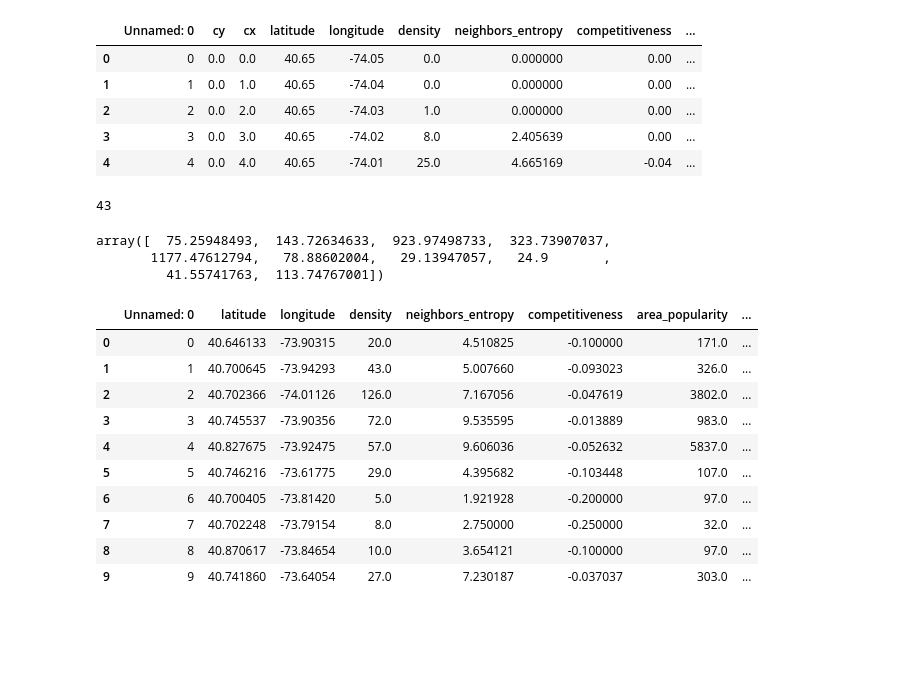
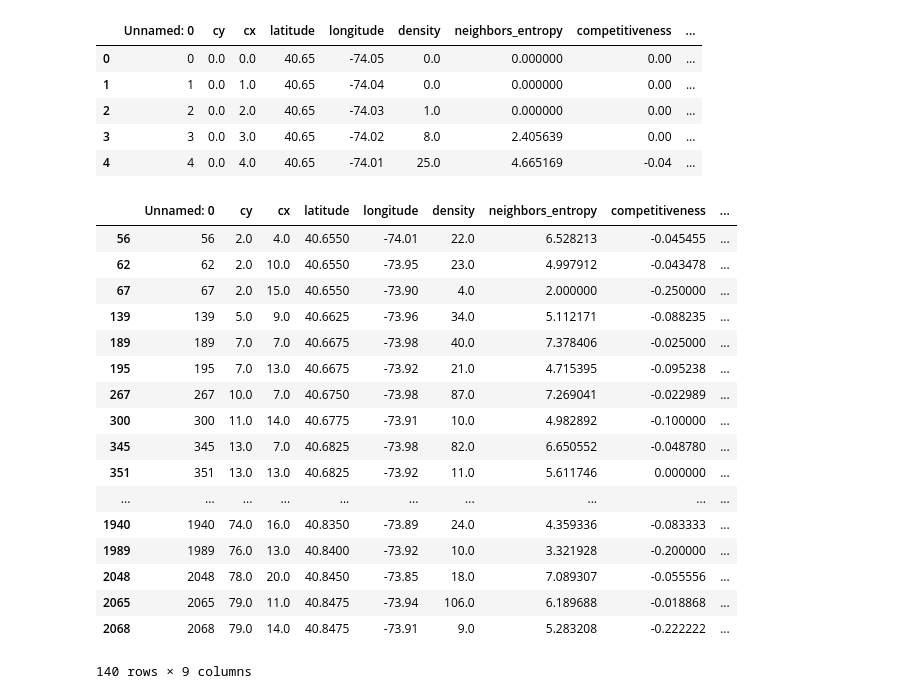
Before and after one commit to peikovakate/ucu_uds_proj, a Jupyter notebook: data_processing.ipynb, the cells around one changed output. Drawn from its saved outputs; the diff is of its cells as text; code cells hidden in the pictures; blank space fills up the shorter version.

```diff
--- a/data_processing.ipynb
+++ b/data_processing.ipynb
@@ -219,7 +230,3 @@ data.head()
 | 2 | 2 | 0.0 | 2.0 | 40.65 | -74.03 | 1.0 | 0.000000 | 0.00 | ... |
 | 3 | 3 | 0.0 | 3.0 | 40.65 | -74.02 | 8.0 | 2.405639 | 0.00 | ... |
 | 4 | 4 | 0.0 | 4.0 | 40.65 | -74.01 | 25.0 | 4.665169 | -0.04 | ... |
-# %%
-ny_venues[ny_venues.venue_id==0]['total_check-ins'].values[0]
-# %% [output]
-43
@@ -230,33 +233,21 @@ ny_venues = pd.read_csv('shared_data/ny_venues.csv', sep=',')
-# %%
-import numpy as np
-import pandas as pd
-filename = 'features2.csv'
-
-def tarik_model(dens, area_pop, trans_dens, inc_flow, neighb_entr, compet):
-    return (dens*0.3+area_pop*0.02+trans_dens*0.02+inc_flow*0.02+neighb_entr*0.3+compet*0.3)*6
-
-features_frame = pd.read_csv(filename, sep=',')
-
-predicts = np.array([])
-for index, row in features_frame.iterrows():
-    predicted_value = tarik_model(row.density, row.area_popularity, row.transition_density, row.incoming_flow,
-                                 row.neighbors_entropy, row.competitiveness)
-    predicts = np.append(predicts, predicted_value)
-# %% [output]
-array([  75.25948493,  143.72634633,  923.97498733,  323.73907037,
-       1177.47612794,   78.88602004,   29.13947057,   24.9       ,
-         41.55741763,  113.74767001])
-# %%
-features_frame.head(10)
-# %% [output]
-|  | Unnamed: 0 | latitude | longitude | density | neighbors_entropy | competitiveness | area_popularity | ... |
-| 0 | 0 | 40.646133 | -73.90315 | 20.0 | 4.510825 | -0.100000 | 171.0 | ... |
-| 1 | 1 | 40.700645 | -73.94293 | 43.0 | 5.007660 | -0.093023 | 326.0 | ... |
-| 2 | 2 | 40.702366 | -74.01126 | 126.0 | 7.167056 | -0.047619 | 3802.0 | ... |
-| 3 | 3 | 40.745537 | -73.90356 | 72.0 | 9.535595 | -0.013889 | 983.0 | ... |
-| 4 | 4 | 40.827675 | -73.92475 | 57.0 | 9.606036 | -0.052632 | 5837.0 | ... |
-| 5 | 5 | 40.746216 | -73.61775 | 29.0 | 4.395682 | -0.103448 | 107.0 | ... |
-| 6 | 6 | 40.700405 | -73.81420 | 5.0 | 1.921928 | -0.200000 | 97.0 | ... |
-| 7 | 7 | 40.702248 | -73.79154 | 8.0 | 2.750000 | -0.250000 | 32.0 | ... |
-| 8 | 8 | 40.870617 | -73.84654 | 10.0 | 3.654121 | -0.100000 | 97.0 | ... |
-| 9 | 9 | 40.741860 | -73.64054 | 27.0 | 7.230187 | -0.037037 | 303.0 | ... |
+# %%
+data[data.average_check_ins!=0]
+# %% [output]
+|  | Unnamed: 0 | cy | cx | latitude | longitude | density | neighbors_entropy | competitiveness | ... |
+| 56 | 56 | 2.0 | 4.0 | 40.6550 | -74.01 | 22.0 | 6.528213 | -0.045455 | ... |
+| 62 | 62 | 2.0 | 10.0 | 40.6550 | -73.95 | 23.0 | 4.997912 | -0.043478 | ... |
+| 67 | 67 | 2.0 | 15.0 | 40.6550 | -73.90 | 4.0 | 2.000000 | -0.250000 | ... |
+| 139 | 139 | 5.0 | 9.0 | 40.6625 | -73.96 | 34.0 | 5.112171 | -0.088235 | ... |
+| 189 | 189 | 7.0 | 7.0 | 40.6675 | -73.98 | 40.0 | 7.378406 | -0.025000 | ... |
+| 195 | 195 | 7.0 | 13.0 | 40.6675 | -73.92 | 21.0 | 4.715395 | -0.095238 | ... |
+| 267 | 267 | 10.0 | 7.0 | 40.6750 | -73.98 | 87.0 | 7.269041 | -0.022989 | ... |
+| 300 | 300 | 11.0 | 14.0 | 40.6775 | -73.91 | 10.0 | 4.982892 | -0.100000 | ... |
+| 345 | 345 | 13.0 | 7.0 | 40.6825 | -73.98 | 82.0 | 6.650552 | -0.048780 | ... |
+| 351 | 351 | 13.0 | 13.0 | 40.6825 | -73.92 | 11.0 | 5.611746 | 0.000000 | ... |
+| ... | ... | ... | ... | ... | ... | ... | ... | ... | ... |
+| 1940 | 1940 | 74.0 | 16.0 | 40.8350 | -73.89 | 24.0 | 4.359336 | -0.083333 | ... |
+| 1989 | 1989 | 76.0 | 13.0 | 40.8400 | -73.92 | 10.0 | 3.321928 | -0.200000 | ... |
+| 2048 | 2048 | 78.0 | 20.0 | 40.8450 | -73.85 | 18.0 | 7.089307 | -0.055556 | ... |
+| 2065 | 2065 | 79.0 | 11.0 | 40.8475 | -73.94 | 106.0 | 6.189688 | -0.018868 | ... |
+| 2068 | 2068 | 79.0 | 14.0 | 40.8475 | -73.91 | 9.0 | 5.283208 | -0.222222 | ... |
+140 rows × 9 columns
```
Also changed, not shown: parts of 2 cells of this notebook, 3 other files.
